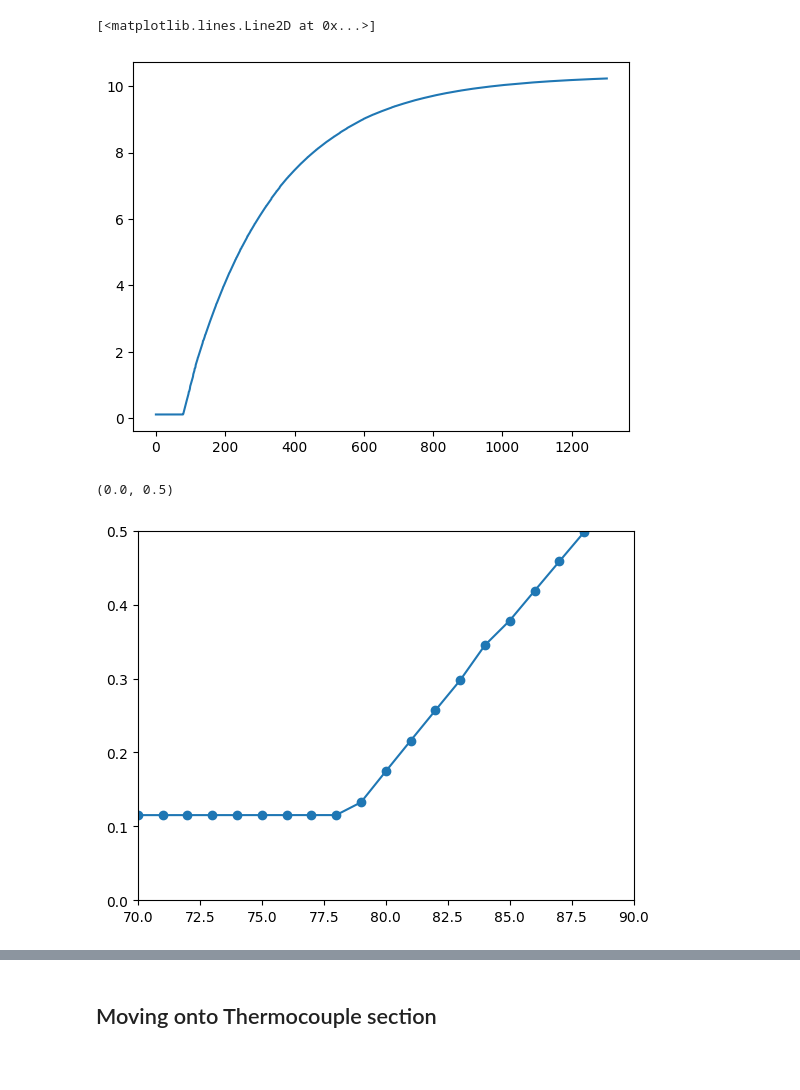
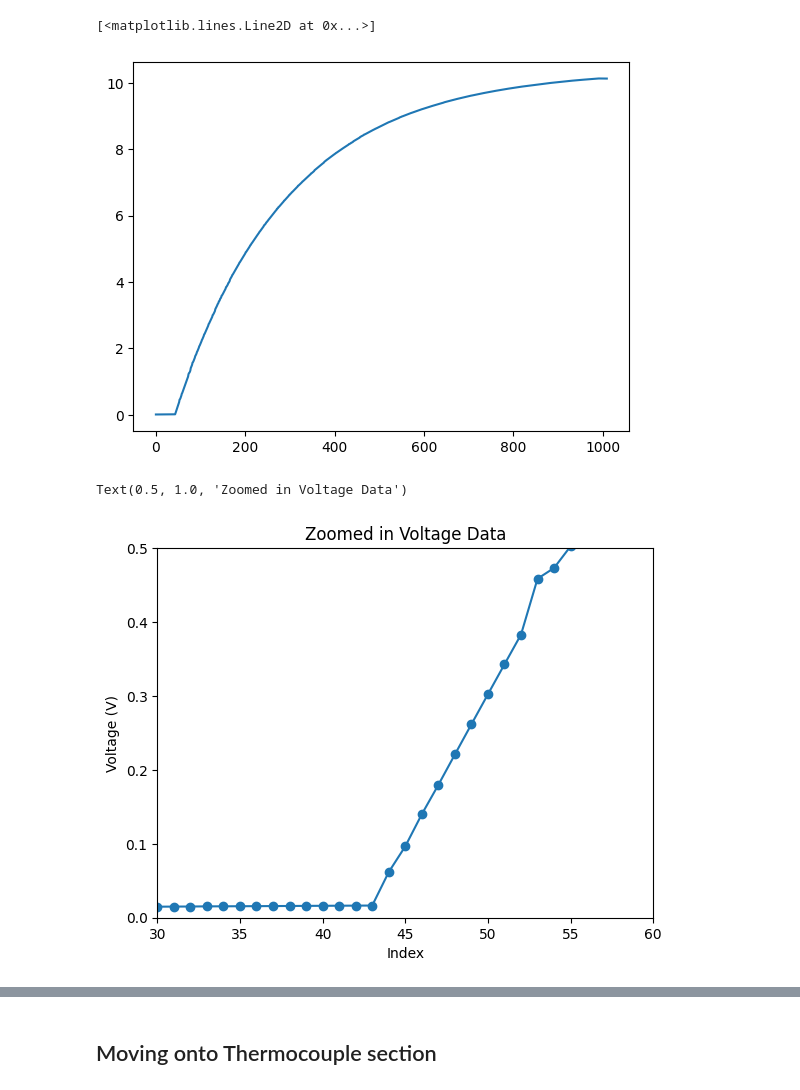
Before and after one commit to EP-Shark/MET4400C_Ins-obs_labs, a Jupyter notebook: Labs/lab_2_files/Full_lab2.ipynb, the cells around one changed output, grey strips where cells are left out. Drawn from its saved outputs; the diff is of its cells as text; code cells hidden in the pictures; blank space fills up the shorter version.

```diff
--- a/Labs/lab_2_files/Full_lab2.ipynb
+++ b/Labs/lab_2_files/Full_lab2.ipynb
@@ -6,7 +9,7 @@ import pandas as pd
 # %%
 #Loading datasets
 filepath = '/Users/epalmer/MET4400C_Ins-obs_labs/Labs/lab_2_files/Data_L2'
-data_RC = pd.read_csv(f'{filepath}/Full_Lab_2_Example_Data_RCCircuit.csv', header=36)
-data_ThermoC = pd.read_csv(f'{filepath}/Full_Lab_2_Example_Data_Thermocouple.csv', header = 36)
+data_RC = pd.read_csv(f'{filepath}/Full_Lab_2_RC_data.CSV', header=36)
+data_ThermoC = pd.read_csv(f'{filepath}/Full_Lab_2_Thermocouple_data.CSV', header = 36)
 #data_RC
-data_ThermoC
+#data_ThermoC
@@ -44,16 +20,20 @@ Name: 101 (Vdc)- RC_DCV, Length: 1302, dtype: float64
 # %%
-# plotting voltage
+# plotting voltage (Looking at the overall shape of the data to find where the forcing starts)
 plt.plot(vRC)
 # %% [output]
 [<matplotlib.lines.Line2D at 0x...>]
-[figure, old version]
+[figure, new version]
 # %%
+# Zooming in to find the index where the forcing starts
 plt.plot(vRC , marker = 'o')
-plt.xlim(70, 90)
+plt.xlim(30, 60)
 plt.ylim(0,0.5)
+plt.ylabel('Voltage (V)')
+plt.xlabel('Index')
+plt.title('Zoomed in Voltage Data')
 # %% [output]
-(0.0, 0.5)
+Text(0.5, 1.0, 'Zoomed in Voltage Data')
-[figure, old version]
+[figure, new version]
 # %%
 # Setting up a time index instead of just numbers
 timestep = 0.1 #seconds per time step
```
Also changed, not shown: parts of 22 cells of this notebook, 2 other files.
